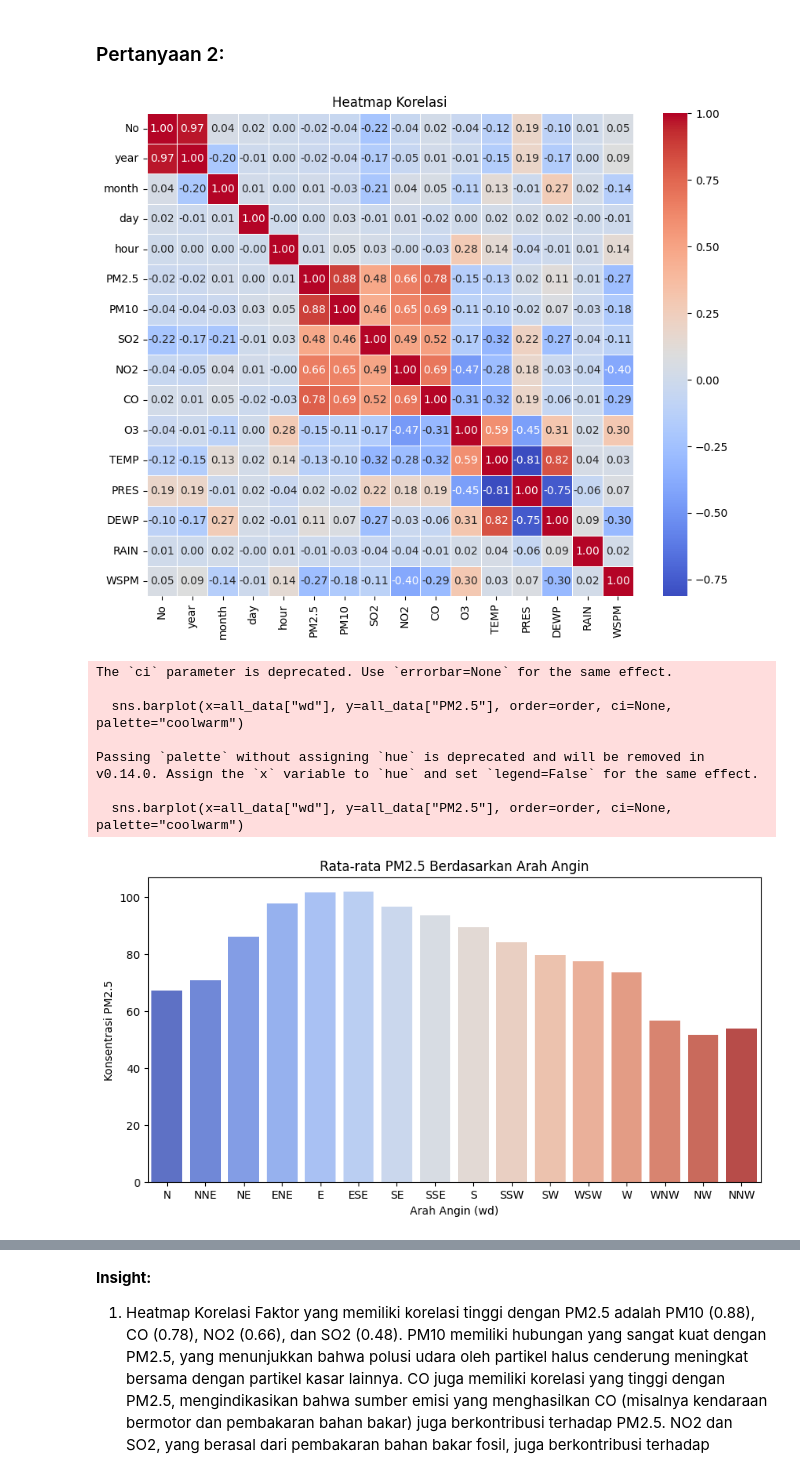
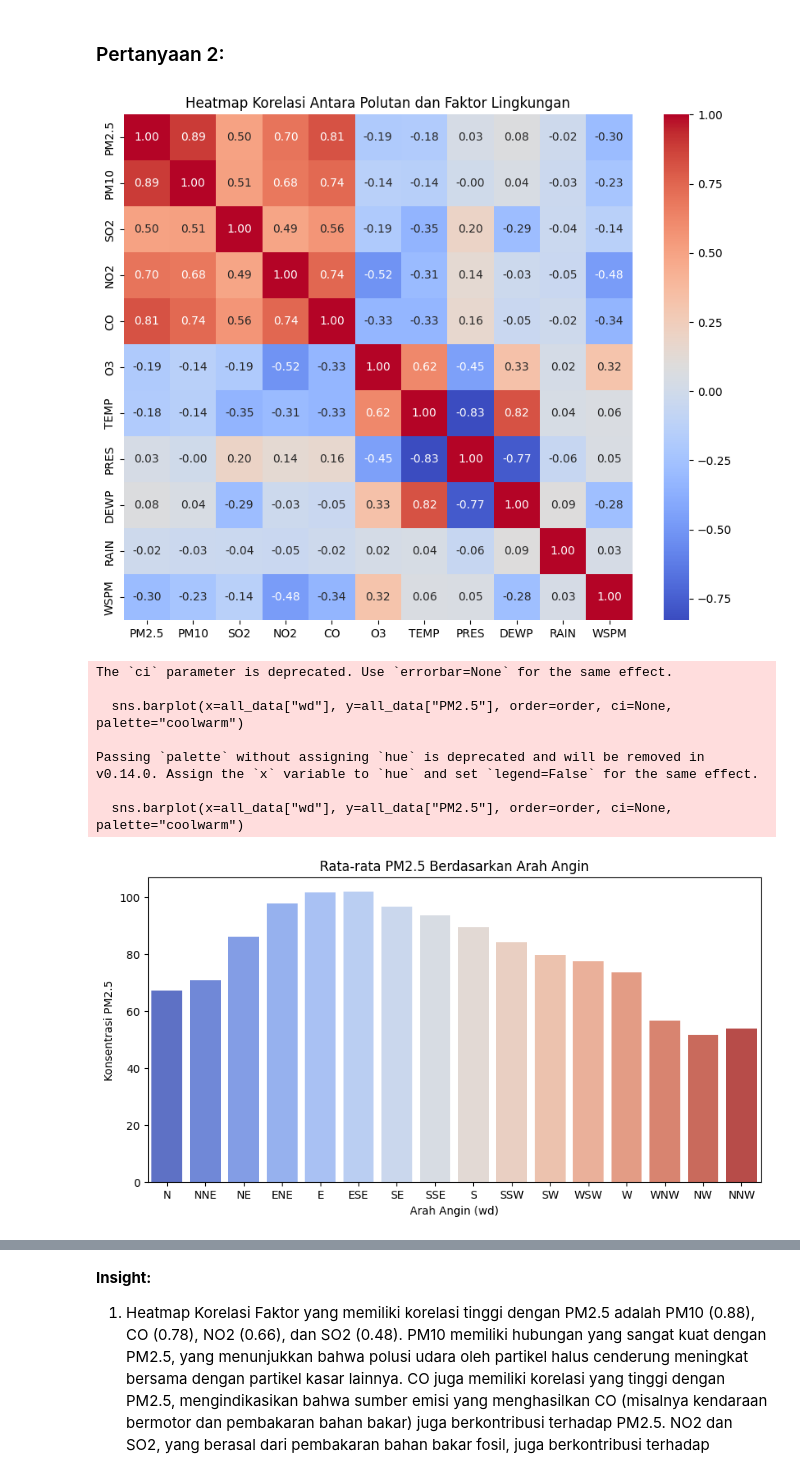
Before and after one commit to irfnriza/submission, a Jupyter notebook: notebook.ipynb, the cells around one changed output, grey strips where cells are left out. Drawn from its saved outputs; the diff is of its cells as text; code cells hidden in the pictures.

```diff
--- a/notebook.ipynb
+++ b/notebook.ipynb
@@ -288,24 +339,3 @@ plt.show()
 ## Visualization & Explanatory Analysis
 # %% [markdown]
 ### Pertanyaan 1:
-# %%
-# Pastikan kolom waktu dalam format datetime
-all_data["date"] = pd.to_datetime(all_data[["year", "month", "day", "hour"]])
-
-# Set index ke kolom datetime
-all_data.set_index("date", inplace=True)
-
-# Resampling data per hari
-df_daily = all_data.select_dtypes(include=['number']).resample("D").mean()
-
-# Plot Tren Polusi Udara Harian
-plt.figure(figsize=(12, 6))
-for polutan in ["PM2.5", "PM10", "NO2", "CO", "O3"]:
-    plt.plot(df_daily.index, df_daily[polutan], label=polutan)
-
-plt.legend()
-plt.title("Tren Polusi Udara Harian")
-plt.xlabel("Tanggal")
-plt.ylabel("Konsentrasi Polutan")
-plt.xticks(rotation=45)
-plt.show()
@@ -335,32 +417,25 @@ Lonjakan besar terjadi pada waktu tertentu dalam tahun, kemungkinan karena musim
 # %% [markdown]
 ### Pertanyaan 2:
 # %%
-#Heatmap korelasi (hanya untuk fitur numerik)
-plt.figure(figsize=(10, 8))
-sns.heatmap(all_data.select_dtypes(include=np.number).corr(), annot=True, cmap="coolwarm", fmt=".2f", linewidths=0.5)
-plt.title("Heatmap Korelasi")
+# Hitung korelasi
+correlation_matrix = df[['PM2.5', 'PM10', 'SO2', 'NO2', 'CO', 'O3', 'TEMP', 'PRES', 'DEWP', 'RAIN', 'WSPM']].corr()
+
+# Visualisasi korelasi dengan heatmap
+plt.figure(figsize=(10,8))
+sns.heatmap(correlation_matrix, annot=True, cmap='coolwarm', fmt=".2f")
+plt.title("Heatmap Korelasi Antara Polutan dan Faktor Lingkungan")
 plt.show()
 
-
-order = ['N', 'NNE', 'NE', 'ENE', 'E', 'ESE', 'SE', 'SSE', 'S', 'SSW', 'SW', 'WSW', 'W', 'WNW', 'NW', 'NNW']
 
 # Plot rata-rata PM2.5 untuk setiap arah angin
 plt.figure(figsize=(10, 5))
 sns.barplot(x=all_data["wd"], y=all_data["PM2.5"], order=order, ci=None, palette="coolwarm")
 plt.title("Rata-rata PM2.5 Berdasarkan Arah Angin")
 plt.xlabel("Arah Angin (wd)")
 plt.ylabel("Konsentrasi PM2.5")
 plt.show()
-
-#Boxplot Arah Angin atau Polusi Udara
-plt.figure(figsize=(12, 6))
-sns.boxplot(x=all_data["wd"], y=all_data["PM2.5"], order=order, palette="coolwarm")
-plt.title("Distribusi PM2.5 Berdasarkan Arah Angin")
-plt.xlabel("Arah Angin (wd)")
-plt.ylabel("PM2.5 (µg/m³)")
-plt.show()
 # %% [output]
-[figure, old version]
+[figure, new version]
 The `ci` parameter is deprecated. Use `errorbar=None` for the same effect.
 
   sns.barplot(x=all_data["wd"], y=all_data["PM2.5"], order=order, ci=None, palette="coolwarm")
```
Also changed, not shown: parts of 16 cells of this notebook, 1 other file.
